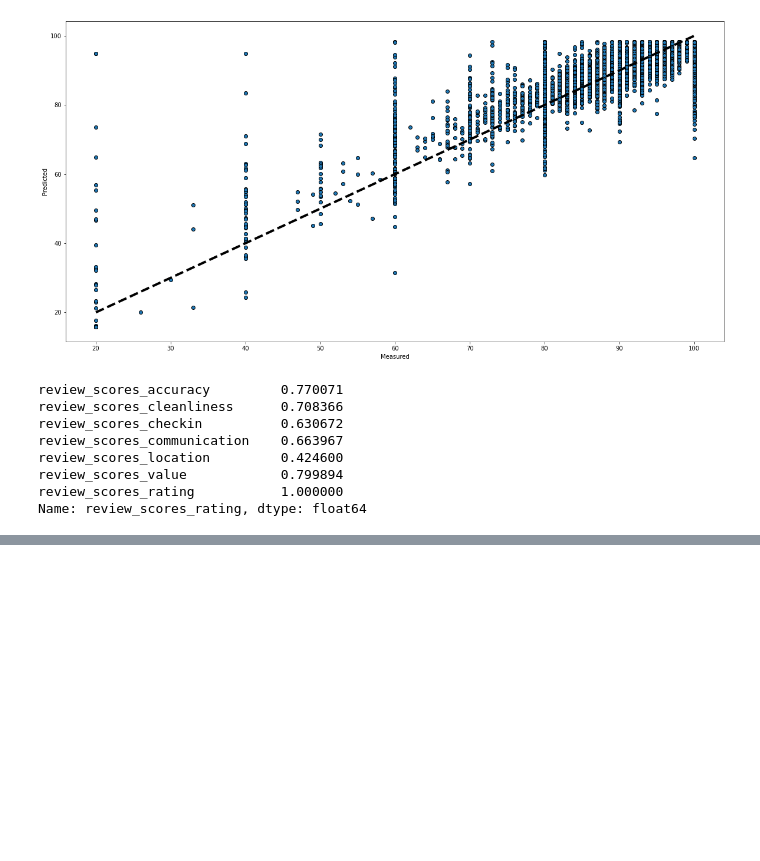
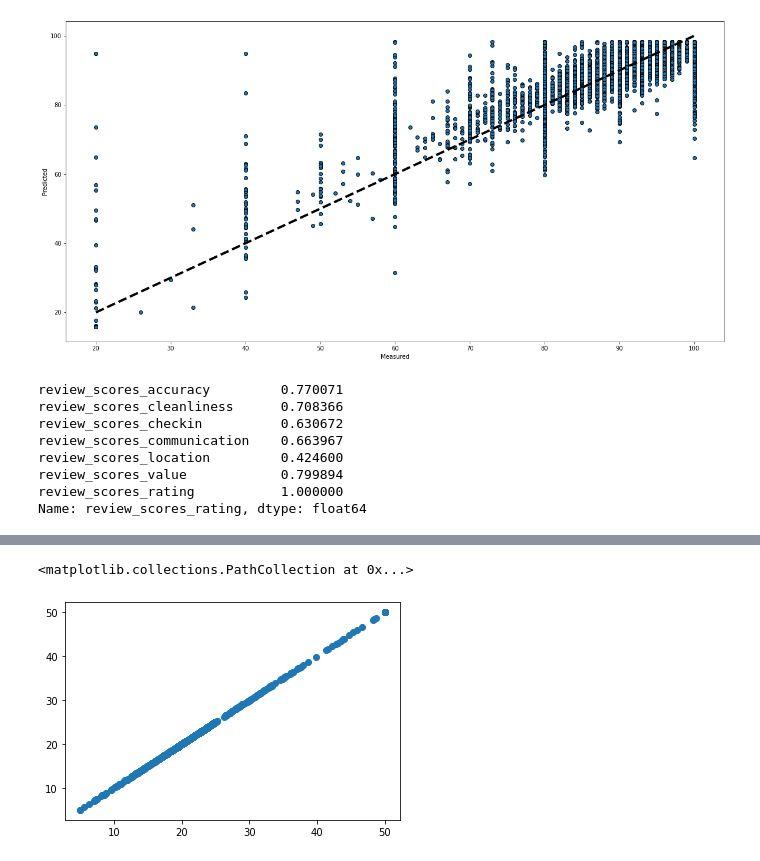
Before and after one commit to tauimonen/machine-learning, a Jupyter notebook: diary_new.ipynb, the cells around one changed output, grey strips where cells are left out. Cells and saved outputs as stored; diff of their text form; code cells hidden in the pictures; blank space fills up the shorter version.

```diff
--- a/diary_new.ipynb
+++ b/diary_new.ipynb
@@ -558,0 +629,19 @@ Kehityskohteet:
+# %%
+from sklearn.neighbors import KNeighborsRegressor
+from sklearn.preprocessing import StandardScaler
+from sklearn.datasets import load_boston
+from sklearn.pipeline import Pipeline
+import matplotlib.pylab as plt
+
+X, y = load_boston(return_X_y=True)
+
+# If n_neighbors = 1, we're totally cheating with the chart below.
+pipe = Pipeline([
+    ("scale", StandardScaler()),
+    ("model", KNeighborsRegressor(n_neighbors=1))
+])
+pred = pipe.fit(X, y).predict(X)
+plt.scatter(pred, y)
+# %% [output]
+<matplotlib.collections.PathCollection at 0x...>
+[figure, added]
```
Also changed, not shown: parts of 11 cells of this notebook, 2 other files.
